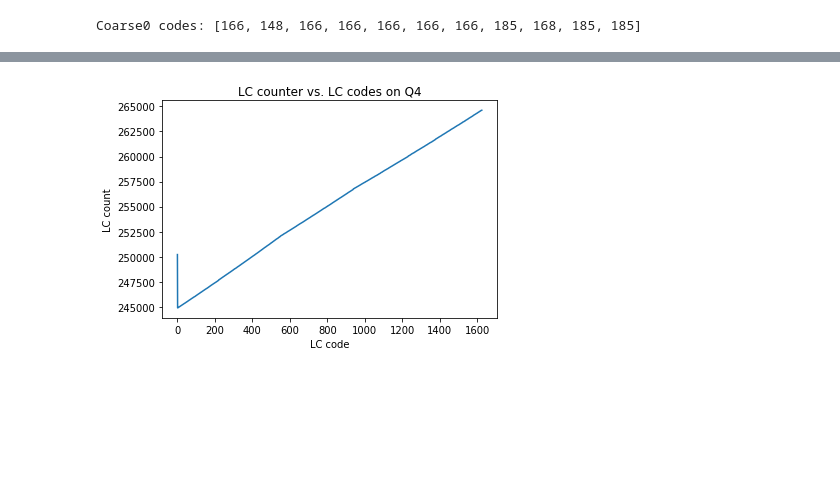
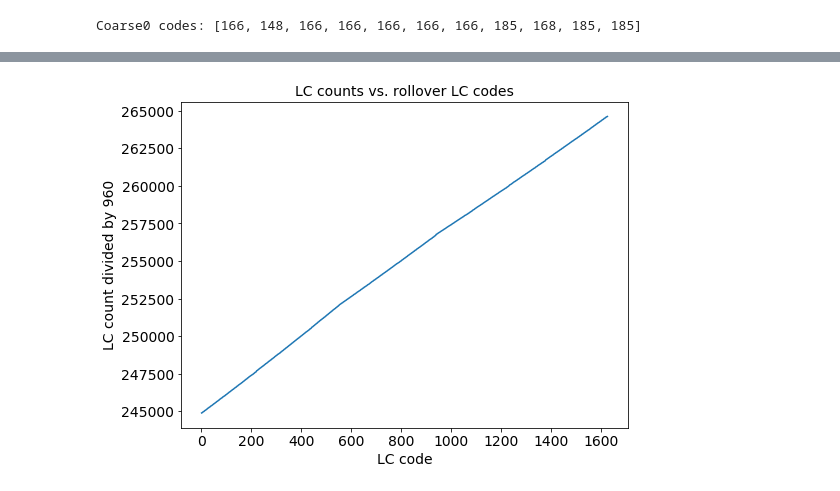
Before and after one commit to cwdao/scum-test-code, a Jupyter notebook: scum/LC_sweep/LC_monotonic.ipynb, the cells around one changed output, grey strips where cells are left out. Drawn from its saved outputs; the diff is of its cells as text; code cells hidden in the pictures; blank space fills up the shorter version.

Commit message:
Add plots for master's thesis

```diff
--- a/scum/LC_sweep/LC_monotonic.ipynb
+++ b/scum/LC_sweep/LC_monotonic.ipynb
@@ -167,10 +167,14 @@ plt.show()
 LC_code_sweep = np.load('LC_code_sweep_data_20190930_183612.npz')
 LC_code_codes, counts_LC_code = LC_code_sweep['LC_code'], LC_code_sweep['counts_LC']
 # %%
-plt.plot(LC_code_codes, counts_LC_code)
-plt.title('LC counter vs. LC codes on Q4')
-plt.xlabel('LC code')
-plt.ylabel('LC count')
+plt.figure(figsize=(8, 6))
+plt.plot(LC_code_codes[1:], counts_LC_code[1:])
+plt.title('LC counts vs. rollover LC codes', fontsize=14)
+plt.xlabel('LC code', fontsize=14)
+plt.ylabel('LC count divided by 960', fontsize=14)
+plt.xticks(fontsize=14)
+plt.yticks(fontsize=14)
+plt.savefig('lc_rollover.pdf', bbox_inches='tight')
 plt.show()
 # %% [output]
-[figure, old version]
+[figure, new version]
```
Also changed, not shown: parts of 9 cells of this notebook, 26 other files.
